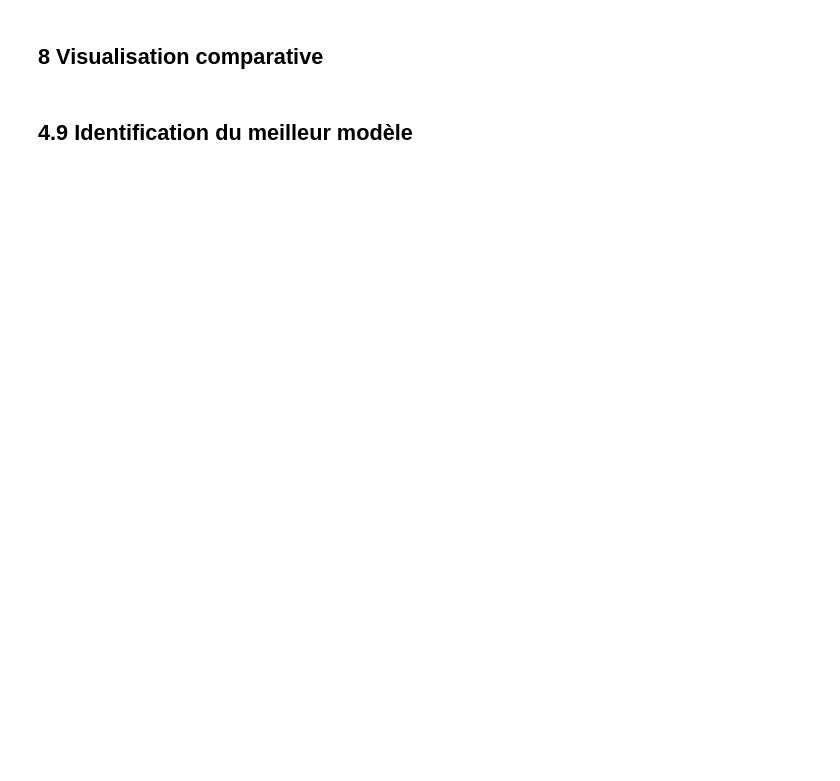
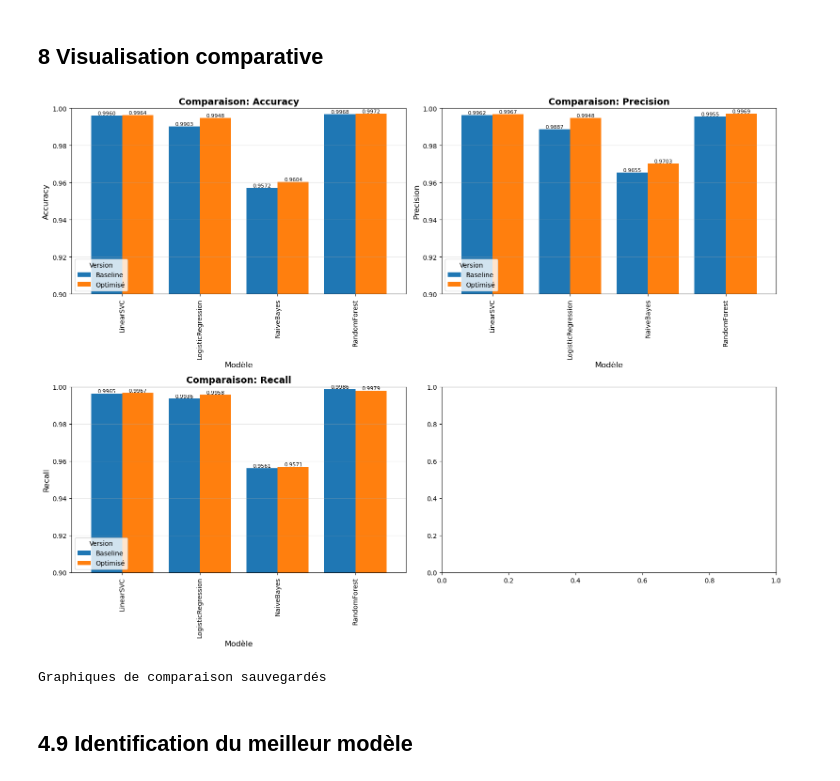
Before and after one commit to Salla06/Fake-News-Detection-CLF04, a Jupyter notebook: notebooks/fnd_05_optimisation_classic.ipynb, the cells around one changed output. Cells and saved outputs as stored; diff of their text form; code cells hidden in the pictures; blank space fills up the shorter version.

```diff
--- a/notebooks/fnd_05_optimisation_classic.ipynb
+++ b/notebooks/fnd_05_optimisation_classic.ipynb
@@ -333,7 +357,6 @@ for model_name in optimized_results.keys():
     if model_name in baseline_results:
         all_results.append({
             'Modèle': f"{model_name} (Baseline)",
-            'F1-Score': baseline_results[model_name]['f1'],
             'Accuracy': baseline_results[model_name]['accuracy'],
             'Precision': baseline_results[model_name]['precision'],
             'Recall': baseline_results[model_name]['recall']
@@ -341,7 +364,6 @@ for model_name in optimized_results.keys():
 
     all_results.append({
         'Modèle': f"{model_name} (Optimisé)",
-        'F1-Score': optimized_results[model_name]['f1'],
         'Accuracy': optimized_results[model_name]['accuracy'],
         'Precision': optimized_results[model_name]['precision'],
         'Recall': optimized_results[model_name]['recall']
@@ -350,7 +372,7 @@ for model_name in optimized_results.keys():
 # Modèles Deep Learning
 deep_models = {
     'CNN': '../models/deep/cnn_metrics.json',
-    'BiLSTM': '../models/deep/history_optimal.json'
+    'BiLSTM': '../models/deep/bilstm_metrics.json'
 }
 
 for model_name, json_path in deep_models.items():
@@ -360,33 +382,31 @@ for model_name, json_path in deep_models.items():
 
         all_results.append({
             'Modèle': model_name,
-            'F1-Score': metrics['f1_score'],
             'Accuracy': metrics['accuracy'],
             'Precision': metrics['precision'],
             'Recall': metrics['recall']
         })
-        print(f"✓ {model_name} chargé")
+        print(f" {model_name} chargé")
     except FileNotFoundError:
-        print(f"⚠ {json_path} non trouvé")
+        print(f" {json_path} non trouvé")
     except KeyError as e:
-        print(f"⚠ Clé manquante dans {model_name}: {e}")
+        print(f" Clé manquante dans {model_name}: {e}")
 
 # Trier et afficher
-df_all = pd.DataFrame(all_results).sort_values('F1-Score', ascending=False)
+df_all = pd.DataFrame(all_results).sort_values('Accuracy', ascending=False)
 
 print("\n" + "="*80)
-print("CLASSEMENT COMPLET DES MODÈLES (par F1-Score)")
+print("CLASSEMENT COMPLET DES MODÈLES (par Accuracy)")
 print("="*80)
 print(df_all.to_string(index=False))
 
 # Top 3
 print("\n" + "="*80)
-print("🏆 TOP 3 MEILLEURS MODÈLES")
+print(" TOP 3 MEILLEURS MODÈLES")
 print("="*80)
 for i in range(min(3, len(df_all))):
     model = df_all.iloc[i]
     print(f"\n#{i+1} - {model['Modèle']}")
-    print(f"   F1-Score:  {model['F1-Score']:.4f}")
     print(f"   Accuracy:  {model['Accuracy']:.4f}")
     print(f"   Precision: {model['Precision']:.4f}")
     print(f"   Recall:    {model['Recall']:.4f}")
@@ -403,8 +441,7 @@ for model_name in optimized_results.keys():
             'Version': 'Baseline',
             'Accuracy': baseline_results[model_name]['accuracy'],
             'Precision': baseline_results[model_name]['precision'],
-            'Recall': baseline_results[model_name]['recall'],
-            'F1-Score': baseline_results[model_name]['f1']
+            'Recall': baseline_results[model_name]['recall']
         })
 
     # Optimisé
@@ -413,8 +450,7 @@ for model_name in optimized_results.keys():
         'Version': 'Optimisé',
         'Accuracy': optimized_results[model_name]['accuracy'],
         'Precision': optimized_results[model_name]['precision'],
-        'Recall': optimized_results[model_name]['recall'],
-        'F1-Score': optimized_results[model_name]['f1']
+        'Recall': optimized_results[model_name]['recall']
     })
 
 df_comparison = pd.DataFrame(comparison_data)
@@ -426,11 +462,11 @@ print("Améliorations apportées par l'optimisation:")
 
 for model_name in optimized_results.keys():
     if model_name in baseline_results:
-        f1_base = baseline_results[model_name]['f1']
-        f1_opt = optimized_results[model_name]['f1']
-        improvement = ((f1_opt - f1_base) / f1_base) * 100
+        accuracy_base = baseline_results[model_name]['accuracy']
+        accuracy_opt = optimized_results[model_name]['accuracy']
+        improvement = ((accuracy_opt - accuracy_base) / accuracy_base) * 100
 
         print(f"\n{model_name}:")
-        print(f"  F1 Baseline: {f1_base:.4f}")
-        print(f"  F1 Optimisé: {f1_opt:.4f}")
+        print(f"  accuracy Baseline: {accuracy_base:.4f}")
+        print(f"  accuracy Optimisé: {accuracy_opt:.4f}")
         print(f"  Amélioration: {improvement:+.2f}%")
@@ -438,30 +492,33 @@ for model_name in optimized_results.keys():
 ## 8 Visualisation comparative
 # %%
 # Graphique de comparaison
-metrics = ['Accuracy', 'Precision', 'Recall', 'F1-Score']
+metrics = ['Accuracy', 'Precision', 'Recall']
 fig, axes = plt.subplots(2, 2, figsize=(16, 12))
 axes = axes.ravel()
 
 for idx, metric in enumerate(metrics):
     df_metric = df_comparison.pivot(index='Modèle', columns='Version', values=metric)
 
     df_metric.plot(kind='bar', ax=axes[idx], width=0.8)
     axes[idx].set_title(f'Comparaison: {metric}', fontsize=14, fontweight='bold')
     axes[idx].set_ylabel(metric, fontsize=12)
     axes[idx].set_xlabel('Modèle', fontsize=12)
     axes[idx].legend(title='Version', fontsize=10)
     axes[idx].grid(axis='y', alpha=0.3)
     axes[idx].set_ylim([0.9, 1.0])  # Ajuster selon vos résultats
 
     # Ajouter les valeurs sur les barres
     for container in axes[idx].containers:
         axes[idx].bar_label(container, fmt='%.4f', fontsize=8)
 
 plt.tight_layout()
 plt.savefig('../reports/figures/comparison_baseline_vs_optimized.png', dpi=300, bbox_inches='tight')
 plt.show()
 
 print("Graphiques de comparaison sauvegardés")
+# %% [output]
+[figure, added]
+Graphiques de comparaison sauvegardés
 # %% [markdown]
 ## 4.9 Identification du meilleur modèle
 # %%
```
Also changed, not shown: parts of 8 cells of this notebook, 7 other files.
